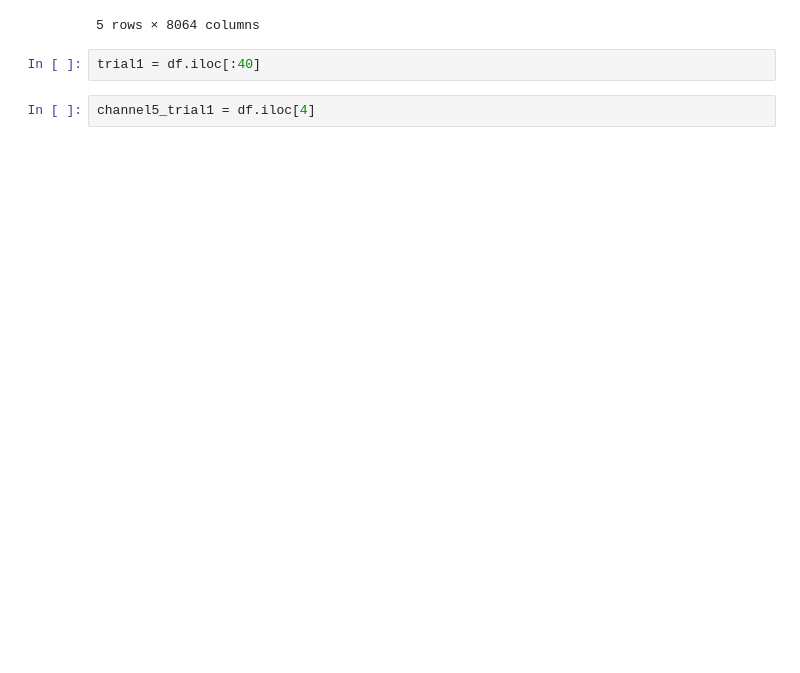
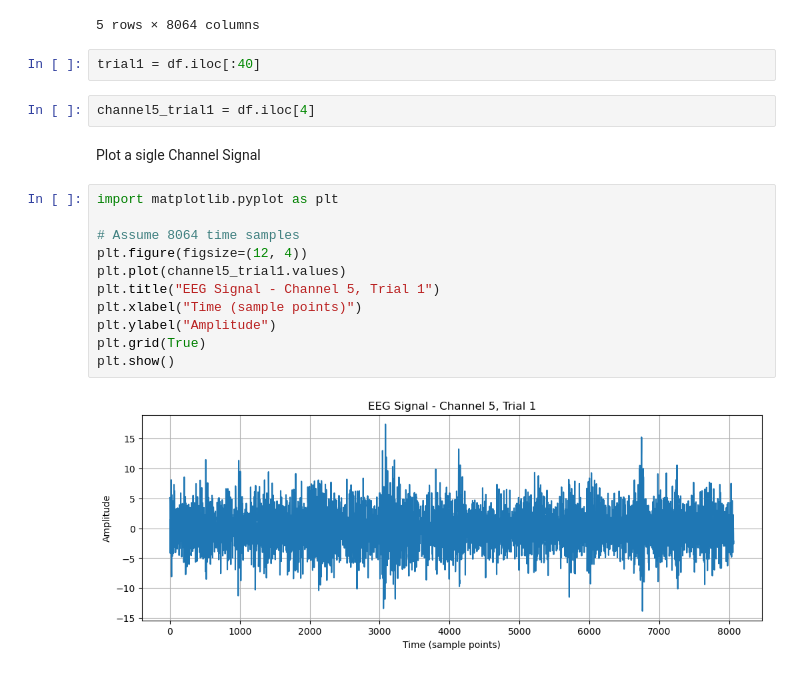
Before and after one commit to PabitraKumarBiswas/Python-Conversion, a Jupyter notebook: csv_read.ipynb, the cells around one changed output. Drawn from its saved outputs; the diff is of its cells as text; blank space fills up the shorter version.

Commit message:
plot a single channel signal

```diff
--- a/csv_read.ipynb
+++ b/csv_read.ipynb
@@ -80,3 +80,18 @@ df.head()
 trial1 = df.iloc[:40]
 # %%
 channel5_trial1 = df.iloc[4]
+# %% [markdown]
+Plot a sigle Channel Signal
+# %%
+import matplotlib.pyplot as plt
+
+# Assume 8064 time samples
+plt.figure(figsize=(12, 4))
+plt.plot(channel5_trial1.values)
+plt.title("EEG Signal - Channel 5, Trial 1")
+plt.xlabel("Time (sample points)")
+plt.ylabel("Amplitude")
+plt.grid(True)
+plt.show()
+# %% [output]
+[figure, added]
```
